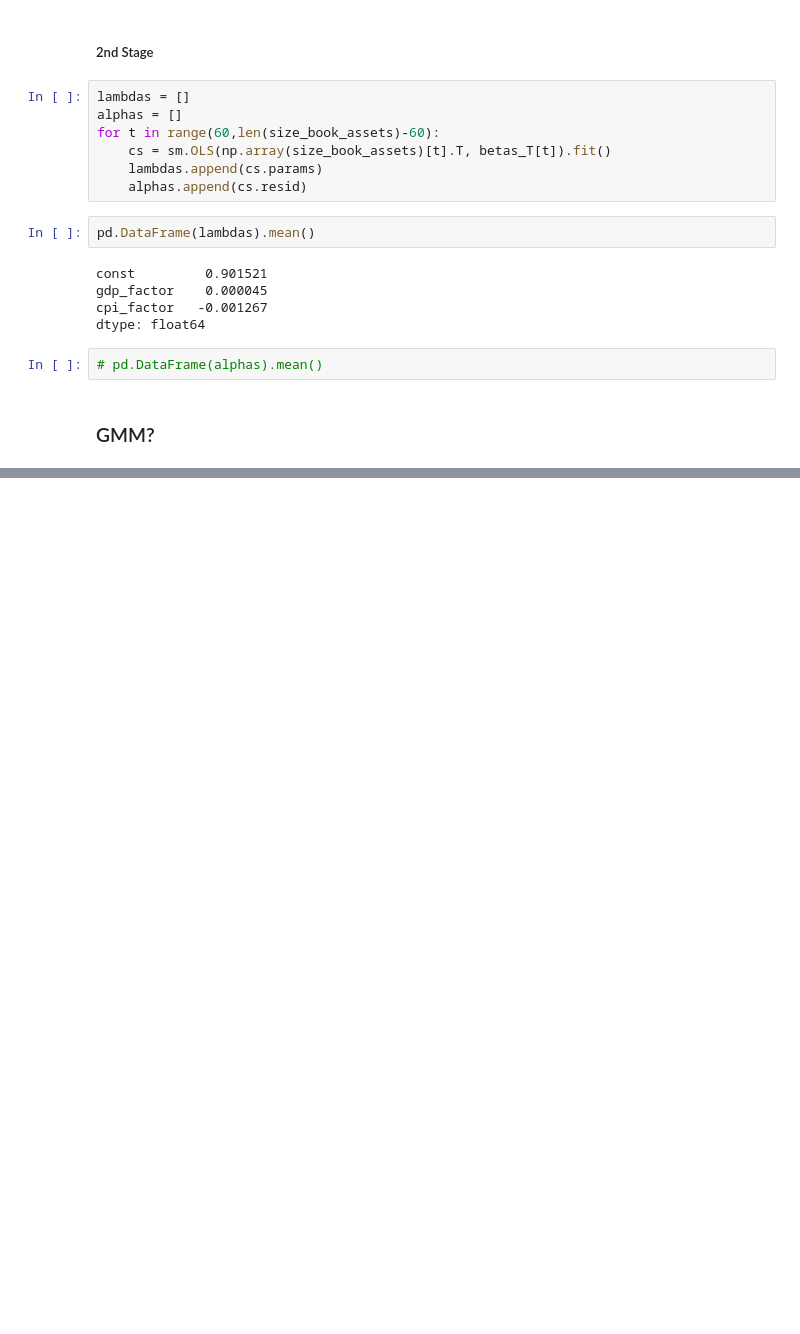
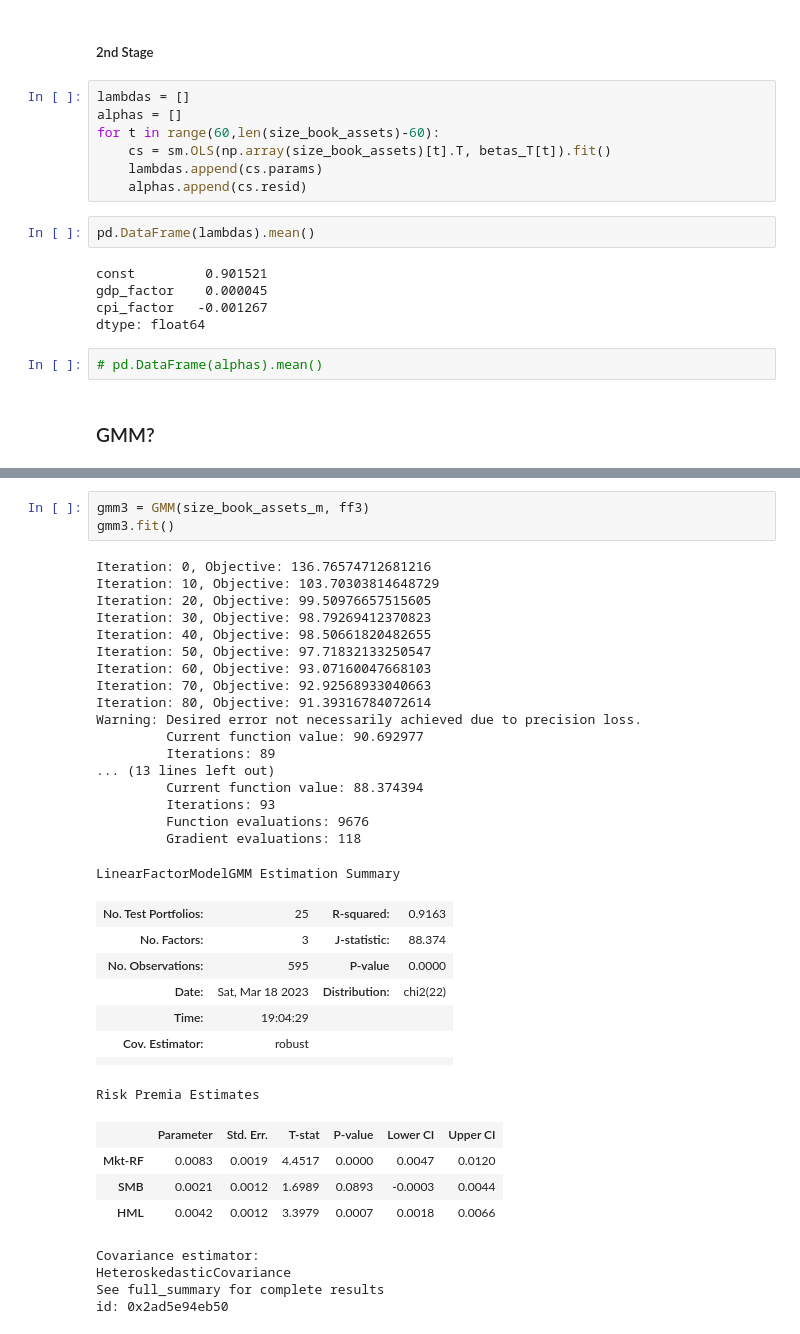
Before and after one commit to santoromano/Macro-Cross-Sectional-Analysis, a Jupyter notebook: empirics.ipynb, the cells around one changed output, grey strips where cells are left out. Cells and saved outputs as stored; diff of their text form; blank space fills up the shorter version.

```diff
--- a/empirics.ipynb
+++ b/empirics.ipynb
@@ -381,0 +629,38 @@ dtype: float64
+# %%
+gmm3 = GMM(size_book_assets_m, ff3)
+gmm3.fit()
+# %% [output]
+Iteration: 0, Objective: 136.76574712681216
+Iteration: 10, Objective: 103.70303814648729
+Iteration: 20, Objective: 99.50976657515605
+Iteration: 30, Objective: 98.79269412370823
+Iteration: 40, Objective: 98.50661820482655
+Iteration: 50, Objective: 97.71832133250547
+Iteration: 60, Objective: 93.07160047668103
+Iteration: 70, Objective: 92.92568933040663
+Iteration: 80, Objective: 91.39316784072614
+Warning: Desired error not necessarily achieved due to precision loss.
+         Current function value: 90.692977
+         Iterations: 89
+... (13 lines left out)
+         Current function value: 88.374394
+         Iterations: 93
+         Function evaluations: 9676
+         Gradient evaluations: 118
+LinearFactorModelGMM Estimation Summary
+| No. Test Portfolios: | 25 | R-squared: | 0.9163 |
+| No. Factors: | 3 | J-statistic: | 88.374 |
+| No. Observations: | 595 | P-value | 0.0000 |
+| Date: | Sat, Mar 18 2023 | Distribution: | chi2(22) |
+| Time: | 19:04:29 |  |  |
+| Cov. Estimator: | robust |  |  |
+|  |  |  |  |
+Risk Premia Estimates
+|  | Parameter | Std. Err. | T-stat | P-value | Lower CI | Upper CI |
+| Mkt-RF | 0.0083 | 0.0019 | 4.4517 | 0.0000 | 0.0047 | 0.0120 |
+| SMB | 0.0021 | 0.0012 | 1.6989 | 0.0893 | -0.0003 | 0.0044 |
+| HML | 0.0042 | 0.0012 | 3.3979 | 0.0007 | 0.0018 | 0.0066 |
+Covariance estimator:
+HeteroskedasticCovariance
+See full_summary for complete results
+id: 0x2ad5e94eb50
```
Also changed, not shown: parts of 26 cells of this notebook.
